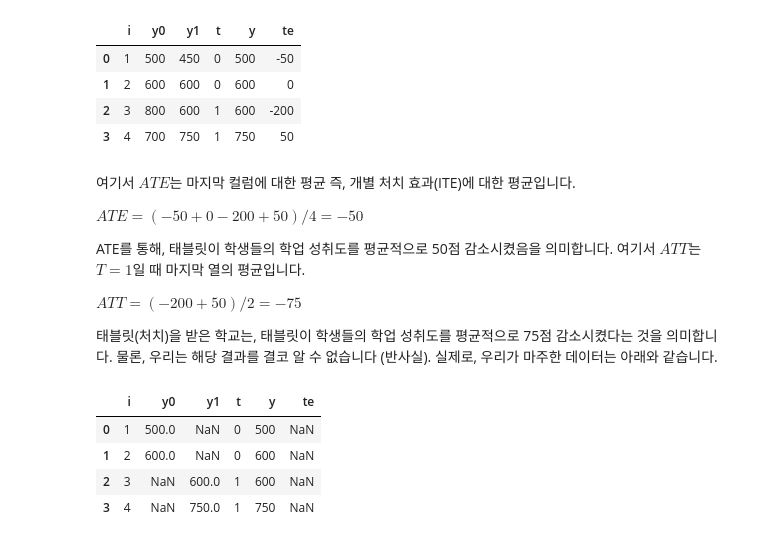
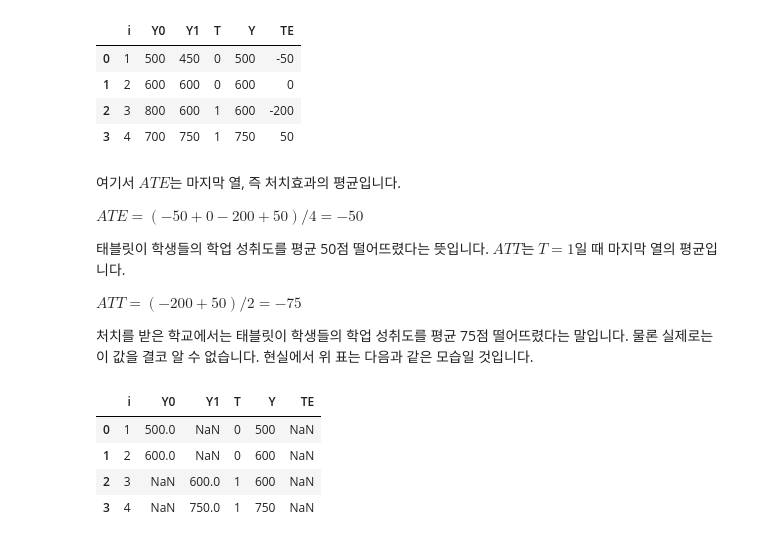
Before and after one commit to CausalInferenceLab/Causal-Inference-with-Python, a Jupyter notebook: causal-inference-for-the-brave-and-true/01-Introduction-To-Causality.ipynb, the cells around one changed output. Cells and saved outputs as stored; diff of their text form; code cells hidden in the pictures.

```diff
--- a/causal-inference-for-the-brave-and-true/01-Introduction-To-Causality.ipynb
+++ b/causal-inference-for-the-brave-and-true/01-Introduction-To-Causality.ipynb
@@ -135,39 +124,39 @@ $ATT = E[Y_1 - Y_0 | T=1]$
 # %%
 pd.DataFrame(dict(
     i= [1,2,3,4],
-    y0=[500,600,800,700],
-    y1=[450,600,600,750],
-    t= [0,0,1,1],
-    y= [500,600,600,750],
-    te=[-50,0,-200,50],
+    Y0=[500,600,800,700],
+    Y1=[450,600,600,750],
+    T= [0,0,1,1],
+    Y= [500,600,600,750],
+    TE=[-50,0,-200,50],
 ))
 # %% [output]
-|  | i | y0 | y1 | t | y | te |
+|  | i | Y0 | Y1 | T | Y | TE |
 | 0 | 1 | 500 | 450 | 0 | 500 | -50 |
 | 1 | 2 | 600 | 600 | 0 | 600 | 0 |
 | 2 | 3 | 800 | 600 | 1 | 600 | -200 |
 | 3 | 4 | 700 | 750 | 1 | 750 | 50 |
 # %% [markdown]
-여기서 $ATE$는 마지막 컬럼에 대한 평균 즉, 개별 처치 효과(ITE)에 대한 평균입니다.
+여기서 $ATE$는 마지막 열, 즉 처치효과의 평균입니다.
 
 $ATE=(-50 + 0 - 200 + 50)/4 = -50$
 
-ATE를 통해, 태블릿이 학생들의 학업 성취도를 평균적으로 50점 감소시켰음을 의미합니다. 여기서 $ATT$는 $T=1$일 때 마지막 열의 평균입니다.
+태블릿이 학생들의 학업 성취도를 평균 50점 떨어뜨렸다는 뜻입니다. $ATT$는 $T=1$일 때 마지막 열의 평균입니다.
 
 $ATT=(- 200 + 50)/2 = -75$
 
-태블릿(처치)을 받은 학교는, 태블릿이 학생들의 학업 성취도를 평균적으로 75점 감소시켰다는 것을 의미합니다. 물론, 우리는 해당 결과를 결코 알 수 없습니다 (반사실). 실제로, 우리가 마주한 데이터는 아래와 같습니다.
+처치를 받은 학교에서는 태블릿이 학생들의 학업 성취도를 평균 75점 떨어뜨렸다는 말입니다. 물론 실제로는 이 값을 결코 알 수 없습니다. 현실에서 위 표는 다음과 같은 모습일 것입니다.
 # %%
 pd.DataFrame(dict(
     i= [1,2,3,4],
-    y0=[500,600,np.nan,np.nan],
-    y1=[np.nan,np.nan,600,750],
-    t= [0,0,1,1],
-    y= [500,600,600,750],
-    te=[np.nan,np.nan,np.nan,np.nan],
+    Y0=[500,600,np.nan,np.nan],
+    Y1=[np.nan,np.nan,600,750],
+    T= [0,0,1,1],
+    Y= [500,600,600,750],
+    TE=[np.nan,np.nan,np.nan,np.nan],
 ))
 # %% [output]
-|  | i | y0 | y1 | t | y | te |
+|  | i | Y0 | Y1 | T | Y | TE |
 | 0 | 1 | 500.0 | NaN | 0 | 500 | NaN |
 | 1 | 2 | 600.0 | NaN | 0 | 600 | NaN |
 | 2 | 3 | NaN | 600.0 | 1 | 600 | NaN |
```
Also changed, not shown: parts of 9 cells of this notebook, 6 other files.
